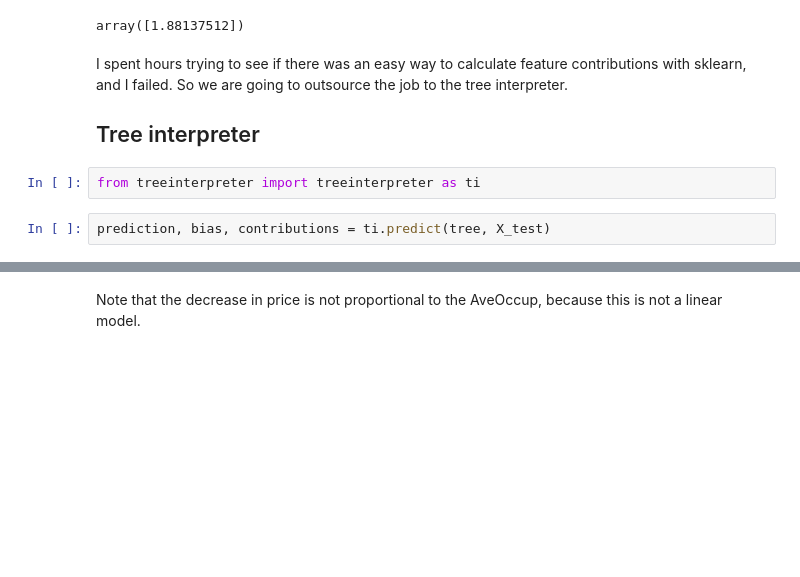
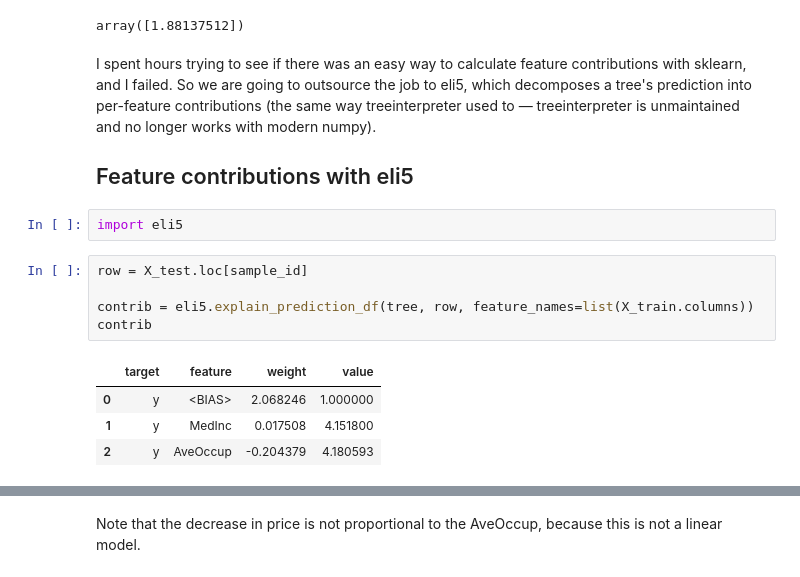
Before and after one commit to solegalli/machine-learning-interpretability, a Jupyter notebook: 06-decision-trees/2-decision-trees-regression-local.ipynb, the cells around one changed output, grey strips where cells are left out. Saved outputs shown, nothing was run; the diff lists cells and outputs as text; blank space fills up the shorter version.

```diff
--- a/06-decision-trees/2-decision-trees-regression-local.ipynb
+++ b/06-decision-trees/2-decision-trees-regression-local.ipynb
@@ -141,10 +141,18 @@ tree.predict(X_test.loc[sample_id].to_frame().T)
 # %% [output]
 array([1.88137512])
 # %% [markdown]
-I spent hours trying to see if there was an easy way to calculate feature contributions with sklearn, and I failed. So we are going to outsource the job to the tree interpreter.
+I spent hours trying to see if there was an easy way to calculate feature contributions with sklearn, and I failed. So we are going to outsource the job to eli5, which decomposes a tree's prediction into per-feature contributions (the same way treeinterpreter used to — treeinterpreter is unmaintained and no longer works with modern numpy).
 
-## Tree interpreter
+## Feature contributions with eli5
 # %%
-from treeinterpreter import treeinterpreter as ti
+import eli5
 # %%
-prediction, bias, contributions = ti.predict(tree, X_test)
+row = X_test.loc[sample_id]
+
+contrib = eli5.explain_prediction_df(tree, row, feature_names=list(X_train.columns))
+contrib
+# %% [output]
+|  | target | feature | weight | value |
+| 0 | y | <BIAS> | 2.068246 | 1.000000 |
+| 1 | y | MedInc | 0.017508 | 4.151800 |
+| 2 | y | AveOccup | -0.204379 | 4.180593 |
```
Also changed, not shown: parts of 12 cells of this notebook.
